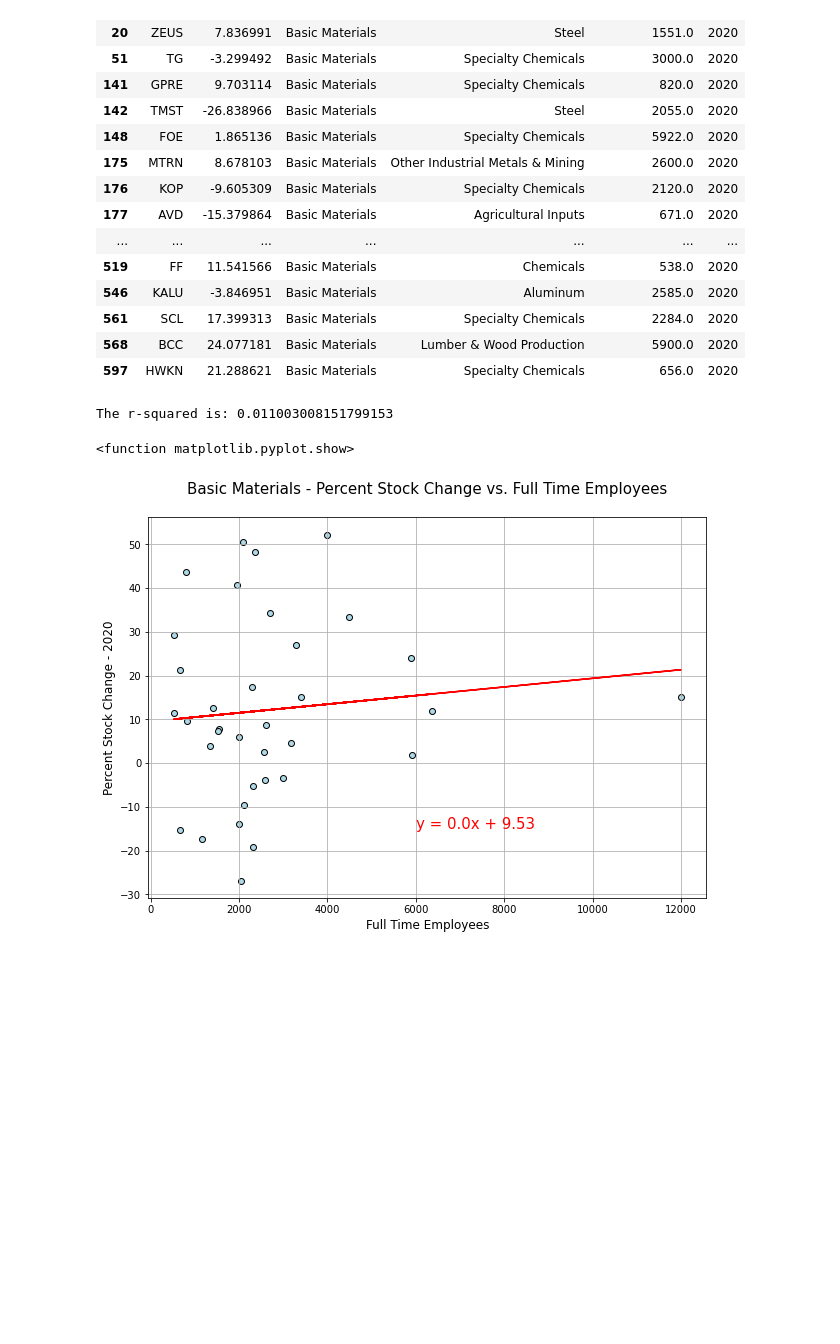
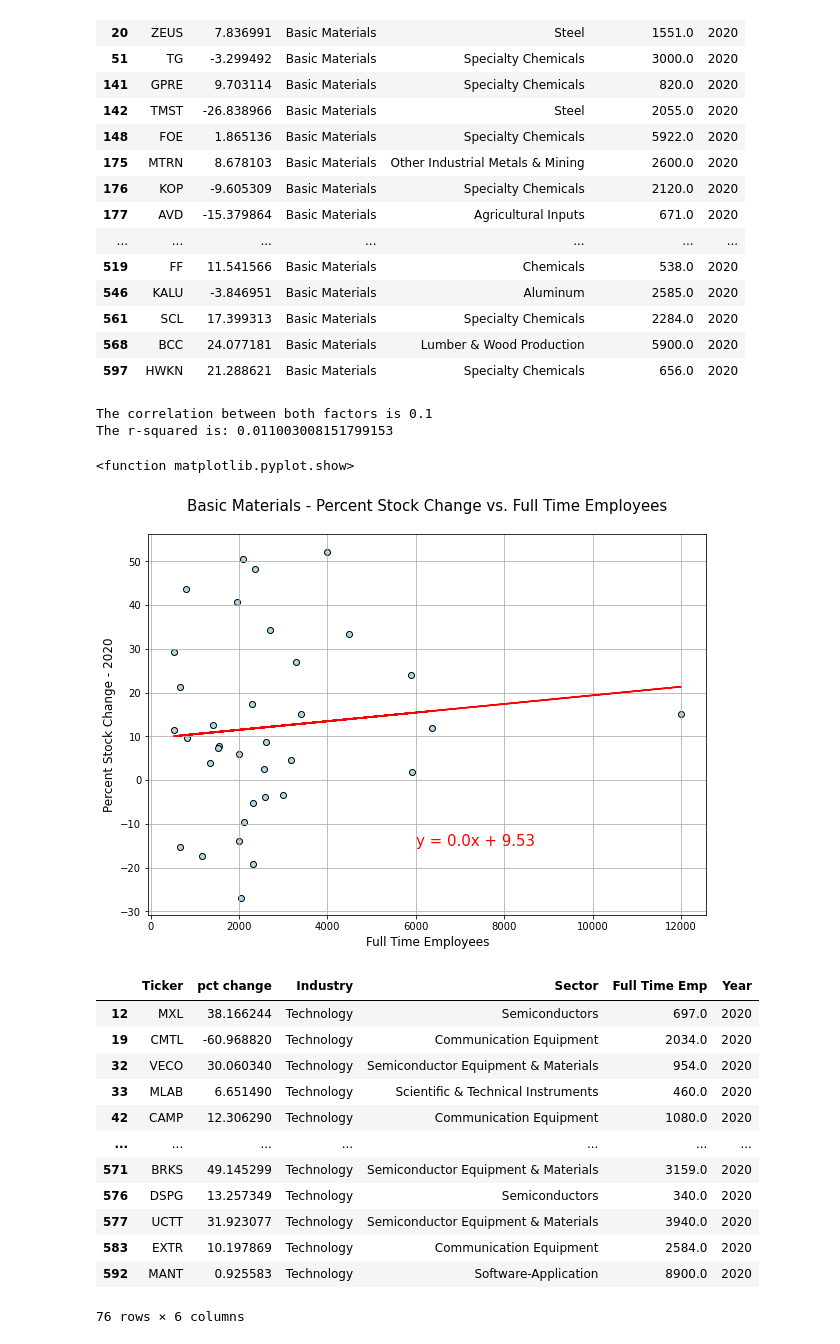
Before and after one commit to andresALLDAY/Project1, a Jupyter notebook: ProjectTest3.ipynb, the cells around one changed output. Saved outputs shown, nothing was run; the diff lists cells and outputs as text; code cells hidden in the pictures; blank space fills up the shorter version.

```diff
--- a/ProjectTest3.ipynb
+++ b/ProjectTest3.ipynb
@@ -41,6 +42,8 @@ ticker_type
 plt.figure(figsize=(10,7))
 x_values = ticker_type['Full Time Emp']
 y_values = ticker_type['pct change']
+correlation = st.pearsonr(x_values, y_values)
+print(f"The correlation between both factors is {round(correlation[0],2)}")
 
 (slope, intercept, rvalue, pvalue, stderr) = linregress(x_values, y_values)
 regress_values = slope * x_values + intercept
@@ -61,6 +64,24 @@ plt.grid()
 print(f"The r-squared is: {rvalue**2}")
 plt.show
 # %% [output]
+The correlation between both factors is 0.1
 The r-squared is: 0.011003008151799153
 <function matplotlib.pyplot.show>
 [figure]
+# %%
+ticker_tech = ticker2020.loc[ticker2020['Industry'] == 'Technology',:]
+ticker_tech
+# %% [output]
+|  | Ticker | pct change | Industry | Sector | Full Time Emp | Year |
+| 12 | MXL | 38.166244 | Technology | Semiconductors | 697.0 | 2020 |
+| 19 | CMTL | -60.968820 | Technology | Communication Equipment | 2034.0 | 2020 |
+| 32 | VECO | 30.060340 | Technology | Semiconductor Equipment & Materials | 954.0 | 2020 |
+| 33 | MLAB | 6.651490 | Technology | Scientific & Technical Instruments | 460.0 | 2020 |
+| 42 | CAMP | 12.306290 | Technology | Communication Equipment | 1080.0 | 2020 |
+| ... | ... | ... | ... | ... | ... | ... |
+| 571 | BRKS | 49.145299 | Technology | Semiconductor Equipment & Materials | 3159.0 | 2020 |
+| 576 | DSPG | 13.257349 | Technology | Semiconductors | 340.0 | 2020 |
+| 577 | UCTT | 31.923077 | Technology | Semiconductor Equipment & Materials | 3940.0 | 2020 |
+| 583 | EXTR | 10.197869 | Technology | Communication Equipment | 2584.0 | 2020 |
+| 592 | MANT | 0.925583 | Technology | Software-Application | 8900.0 | 2020 |
+76 rows × 6 columns
```
Also changed, not shown: parts of 2 cells of this notebook.
